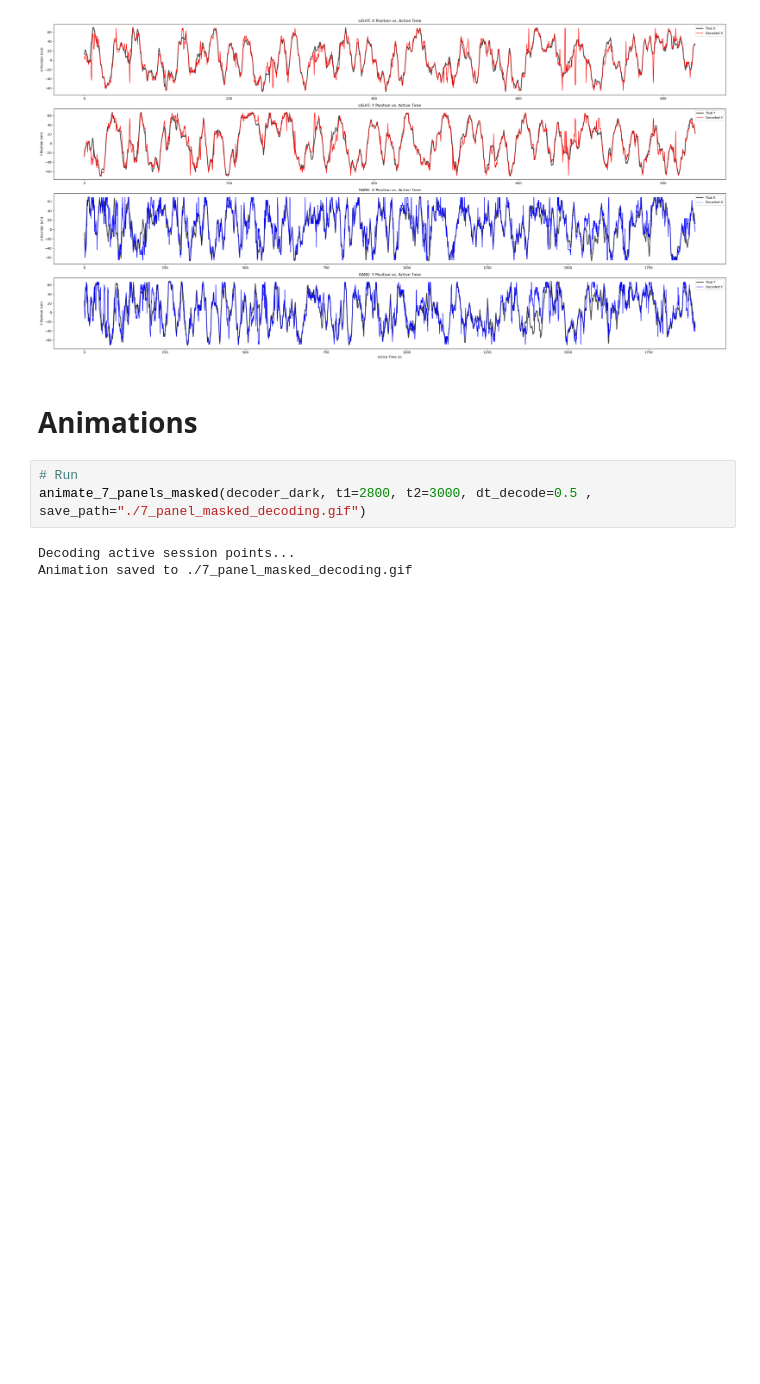
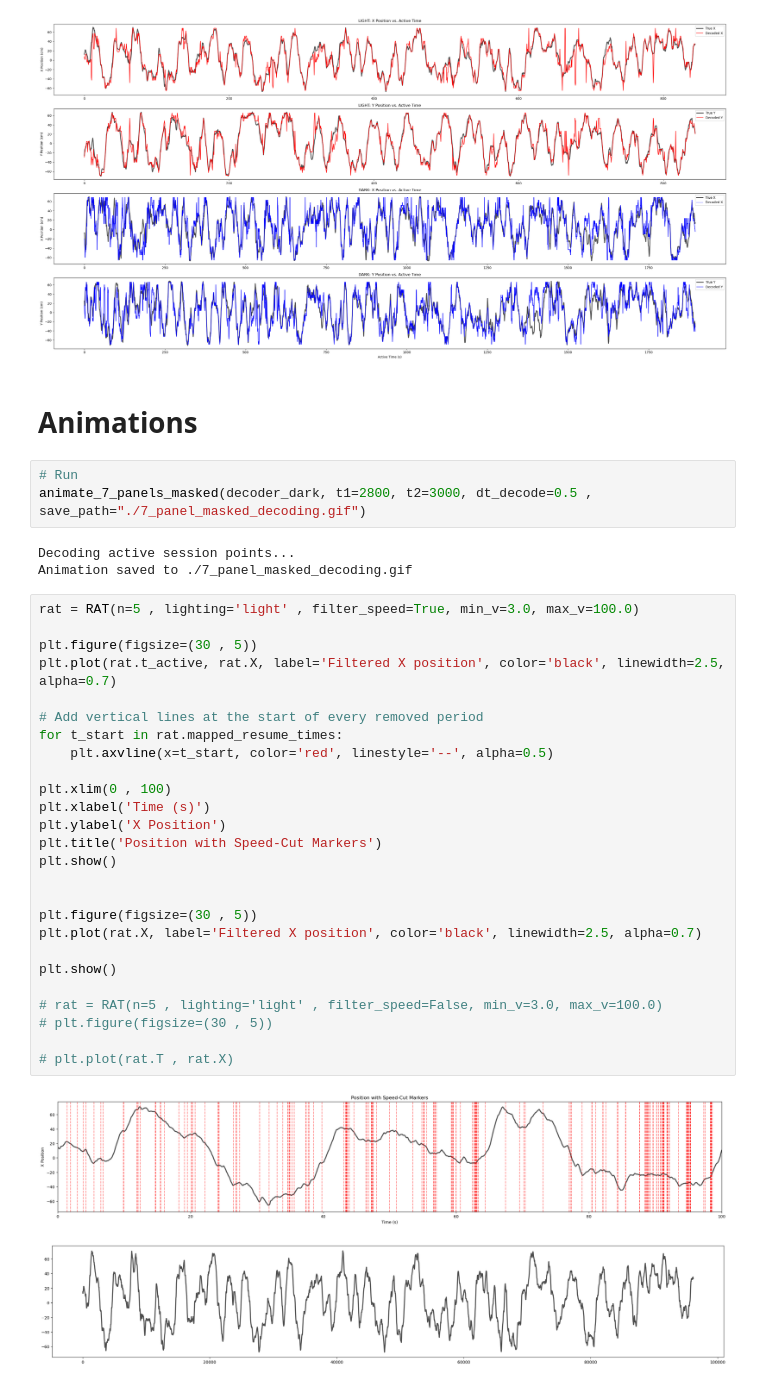
Before and after one commit to SaraZomorodi/Decoding_playground, a Jupyter notebook: event_detection.ipynb, the cells around one changed output. Drawn from its saved outputs; the diff is of its cells as text; blank space fills up the shorter version.

```diff
--- a/event_detection.ipynb
+++ b/event_detection.ipynb
@@ -298,3 +298,32 @@ animate_7_panels_masked(decoder_dark, t1=2800, t2=3000, dt_decode=0.5 , save_pat
 # %% [output]
 Decoding active session points...
 Animation saved to ./7_panel_masked_decoding.gif
+# %%
+rat = RAT(n=5 , lighting='light' , filter_speed=True, min_v=3.0, max_v=100.0)
+
+plt.figure(figsize=(30 , 5))
+plt.plot(rat.t_active, rat.X, label='Filtered X position', color='black', linewidth=2.5, alpha=0.7)
+
+# Add vertical lines at the start of every removed period
+for t_start in rat.mapped_resume_times:
+    plt.axvline(x=t_start, color='red', linestyle='--', alpha=0.5)
+
+plt.xlim(0 , 100)
+plt.xlabel('Time (s)')
+plt.ylabel('X Position')
+plt.title('Position with Speed-Cut Markers')
+plt.show()
+
+
+plt.figure(figsize=(30 , 5))
+plt.plot(rat.X, label='Filtered X position', color='black', linewidth=2.5, alpha=0.7)
+
+plt.show()
+
+# rat = RAT(n=5 , lighting='light' , filter_speed=False, min_v=3.0, max_v=100.0)
+# plt.figure(figsize=(30 , 5))
+
+# plt.plot(rat.T , rat.X)
+# %% [output]
+[figure, added]
+[figure, added]
```
Also changed, not shown: parts of 8 cells of this notebook, 3 other files.
